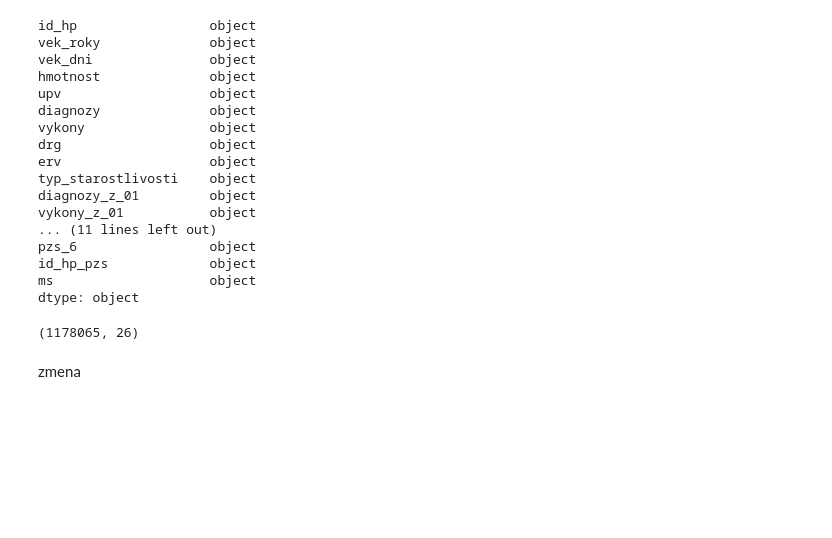
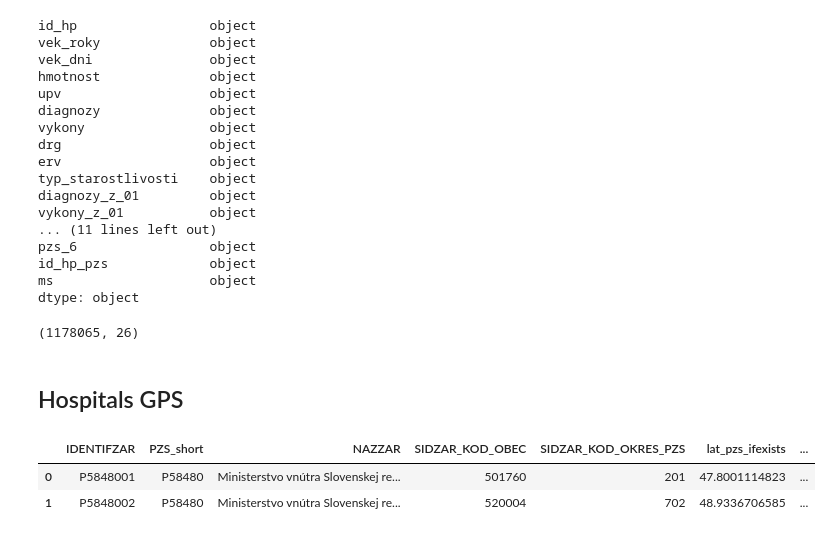
Before and after one commit to Institut-zdravotnych-analyz/Cestovanie_za_ZS_r2023, a Jupyter notebook: Skript_cestovanie_za_UZS_2023_v1.ipynb, the cells around one changed output. Drawn from its saved outputs; the diff is of its cells as text; code cells hidden in the pictures; blank space fills up the shorter version.

```diff
--- a/Skript_cestovanie_za_UZS_2023_v1.ipynb
+++ b/Skript_cestovanie_za_UZS_2023_v1.ipynb
@@ -53,5 +53,13 @@ dtype: object
 all_inpatients.shape
 # %% [output]
 (1178065, 26)
-# %% [markdown]
-zmena
+# %% [markdown]
+## Hospitals GPS
+# %%
+pzs_gps = pd.read_excel(r"C:\Users\hunakj\health.gov.sk\IZA - Cestovanie za ZS\2023\Data inputs\other\PZS_zakl_info_GPS_bezprepojeni.xlsx", dtype=str)
+# %%
+pzs_gps.head(2)
+# %% [output]
+|  | IDENTIFZAR | PZS_short | NAZZAR | SIDZAR_KOD_OBEC | SIDZAR_KOD_OKRES_PZS | lat_pzs_ifexists | ... |
+| 0 | P5848001 | P58480 | Ministerstvo vnútra Slovenskej re... | 501760 | 201 | 47.8001114823 | ... |
+| 1 | P5848002 | P58480 | Ministerstvo vnútra Slovenskej re... | 520004 | 702 | 48.9336706585 | ... |
```
Also changed, not shown: parts of 40 cells of this notebook.
